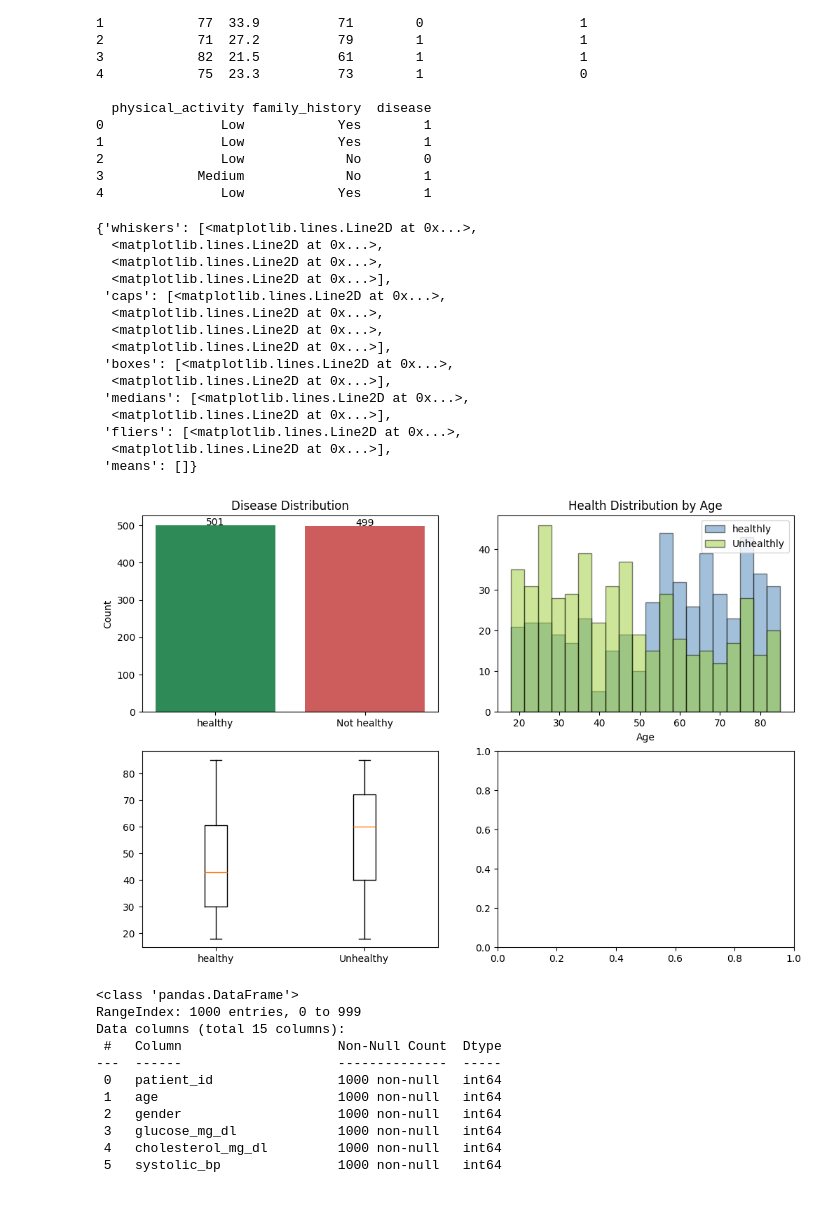
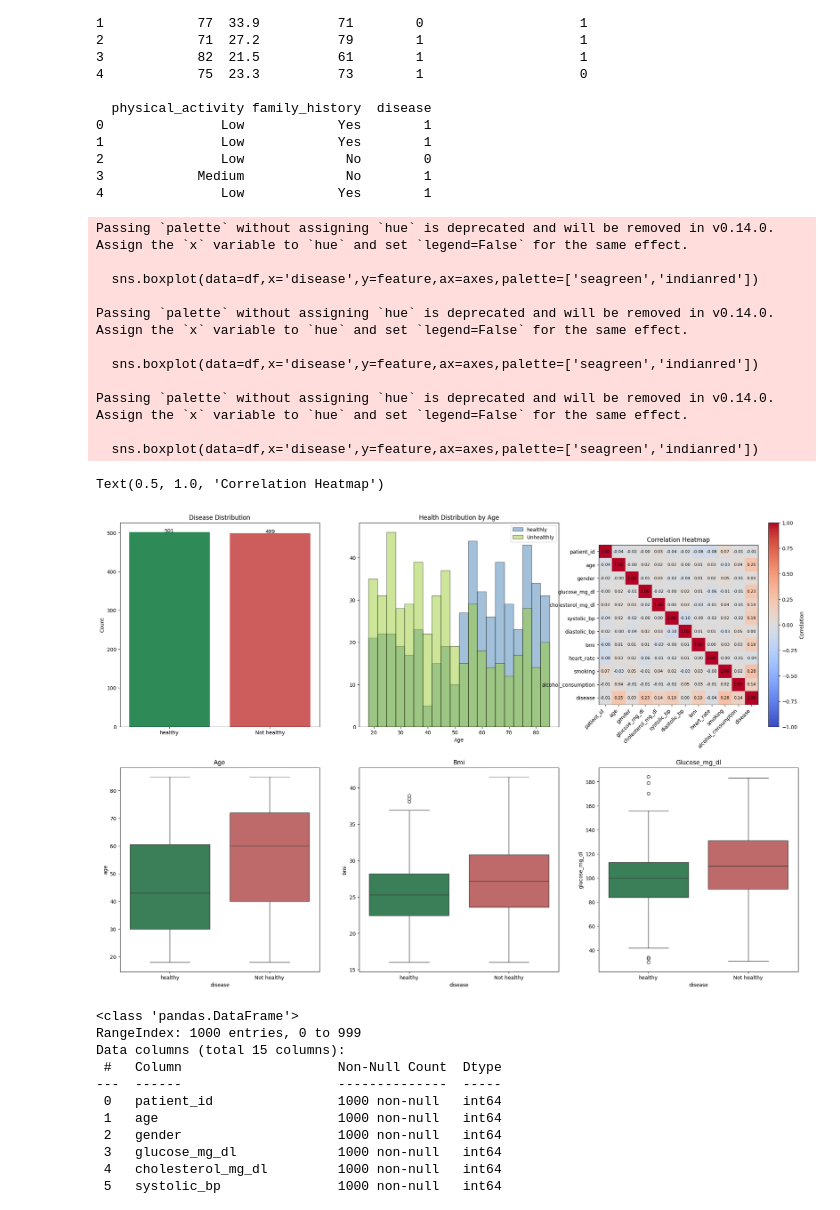
Before and after one commit to Fallen-Reader/ml-from-scratch, a Jupyter notebook: supervised_learning/logistic_regression/Batch_GradientDescent.ipynb, the cells around one changed output. Cells and saved outputs as stored; diff of their text form; code cells hidden in the pictures.

Commit message:
Ploted graphs

```diff
--- a/supervised_learning/logistic_regression/Batch_GradientDescent.ipynb
+++ b/supervised_learning/logistic_regression/Batch_GradientDescent.ipynb
@@ -60,52 +60,68 @@ print(df.head(5))
 3            Medium             No        1
 4               Low            Yes        1
 # %%
-fig,ax = plt.subplots(ncols=2,nrows=2,figsize=(12,8))
+fig,ax = plt.subplots(ncols=3,nrows=2,figsize=(24,16))
 ishealthy = (df['disease']==1).sum()
 nothealthy = (df['disease']==0).sum()
 
 #bar
 health = ax[0,0]
 bars= health.bar(["healthy","Not healthy"],[ishealthy,nothealthy],color =['seagreen','indianred'])
 
 for b in bars:
     height =  b.get_height()
     health.annotate(f"{height}",xy=(b.get_x()+b.get_width()/2,height),ha='center')
 
 health.set_title("Disease Distribution")
 health.set_ylabel("Count")
 
 #histogram
 
 ax[0,1].hist(df.loc[df['disease']==1,'age'],bins=20,color='steelblue',ec='black',label='healthly',alpha=0.5)
 ax[0,1].hist(df.loc[df['disease']==0,'age'],bins=20,color='yellowgreen',ec='black',label='Unhealthly',alpha=0.5)
 ax[0,1].legend()
 ax[0,1].set_title("Health Distribution by Age")
 ax[0,1].set_xlabel("Age")
 
 #Box
+features = ['age','bmi','glucose_mg_dl']
 
-Box = ax[1,0]
-healthy = df.loc[df['disease']==0, 'age']
-not_healthy = df.loc[df['disease']==1, 'age']
-Box.boxplot([healthy,not_healthy],tick_labels=['healthy','Unhealthy'])
+for axes,feature in zip(ax[1],features):
+    sns.boxplot(data=df,x='disease',y=feature,ax=axes,palette=['seagreen','indianred'])
+    axes.set_xticklabels(['healthy','Not healthy'])
+    axes.set_title(f"{feature.capitalize()}")
+
+#correlation matrix
+corr = df.corr(numeric_only=True)
+#print(corr)
+heat = ax[0,2]
+im = heat.imshow(corr,cmap='coolwarm',vmin=-1,vmax=1)
+
+heat.set_xticks(range(len(corr.columns)))
+heat.set_yticks(range(len(corr.columns)))
+heat.set_xticklabels(corr.columns,rotation=45,ha='right')
+heat.set_yticklabels(corr.columns)
+
+for i in range(len(corr)):
+    for j in range(len(corr)):
+        heat.text(j,i,f"{corr.iloc[i,j]:.2f}",ha='center',va='center',color='black',fontsize=8)
+
+fig.colorbar(im,ax=heat,label='Correlation')
+heat.set_title("Correlation Heatmap")
 # %% [output]
-{'whiskers': [<matplotlib.lines.Line2D at 0x...>,
-  <matplotlib.lines.Line2D at 0x...>,
-  <matplotlib.lines.Line2D at 0x...>,
-  <matplotlib.lines.Line2D at 0x...>],
- 'caps': [<matplotlib.lines.Line2D at 0x...>,
-  <matplotlib.lines.Line2D at 0x...>,
-  <matplotlib.lines.Line2D at 0x...>,
-  <matplotlib.lines.Line2D at 0x...>],
- 'boxes': [<matplotlib.lines.Line2D at 0x...>,
-  <matplotlib.lines.Line2D at 0x...>],
- 'medians': [<matplotlib.lines.Line2D at 0x...>,
-  <matplotlib.lines.Line2D at 0x...>],
- 'fliers': [<matplotlib.lines.Line2D at 0x...>,
-  <matplotlib.lines.Line2D at 0x...>],
- 'means': []}
+Passing `palette` without assigning `hue` is deprecated and will be removed in v0.14.0. Assign the `x` variable to `hue` and set `legend=False` for the same effect.
+
+  sns.boxplot(data=df,x='disease',y=feature,ax=axes,palette=['seagreen','indianred'])
+
+Passing `palette` without assigning `hue` is deprecated and will be removed in v0.14.0. Assign the `x` variable to `hue` and set `legend=False` for the same effect.
+
+  sns.boxplot(data=df,x='disease',y=feature,ax=axes,palette=['seagreen','indianred'])
+
+Passing `palette` without assigning `hue` is deprecated and will be removed in v0.14.0. Assign the `x` variable to `hue` and set `legend=False` for the same effect.
+
+  sns.boxplot(data=df,x='disease',y=feature,ax=axes,palette=['seagreen','indianred'])
+Text(0.5, 1.0, 'Correlation Heatmap')
-[figure, old version]
+[figure, new version]
 # %%
 df = pd.get_dummies(df,columns=['physical_activity'],drop_first=True,dtype=int)
 
```
Also changed, not shown: parts of 3 cells of this notebook.
